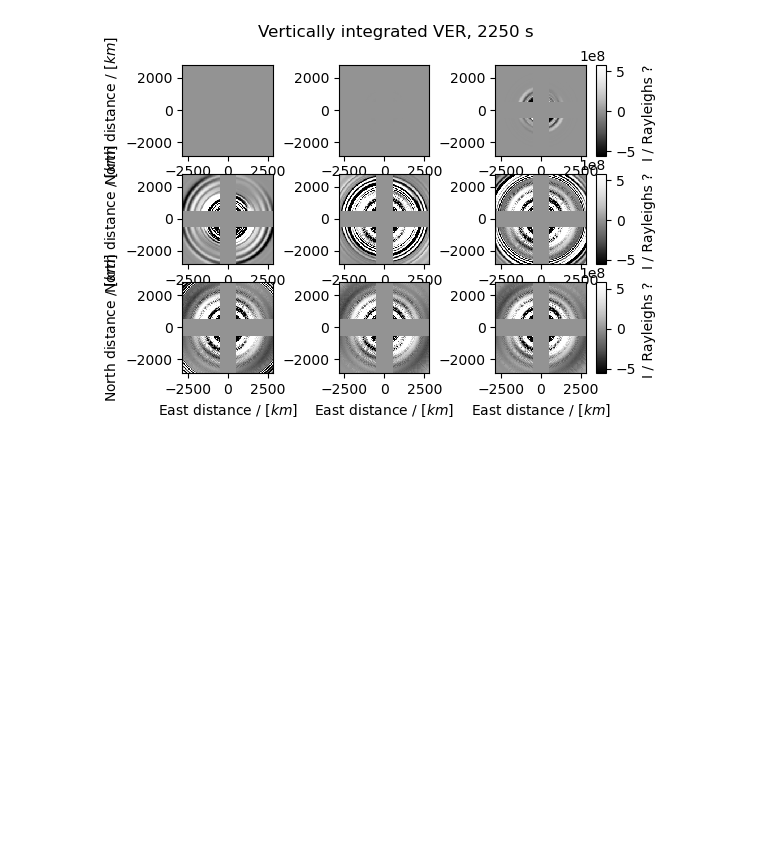
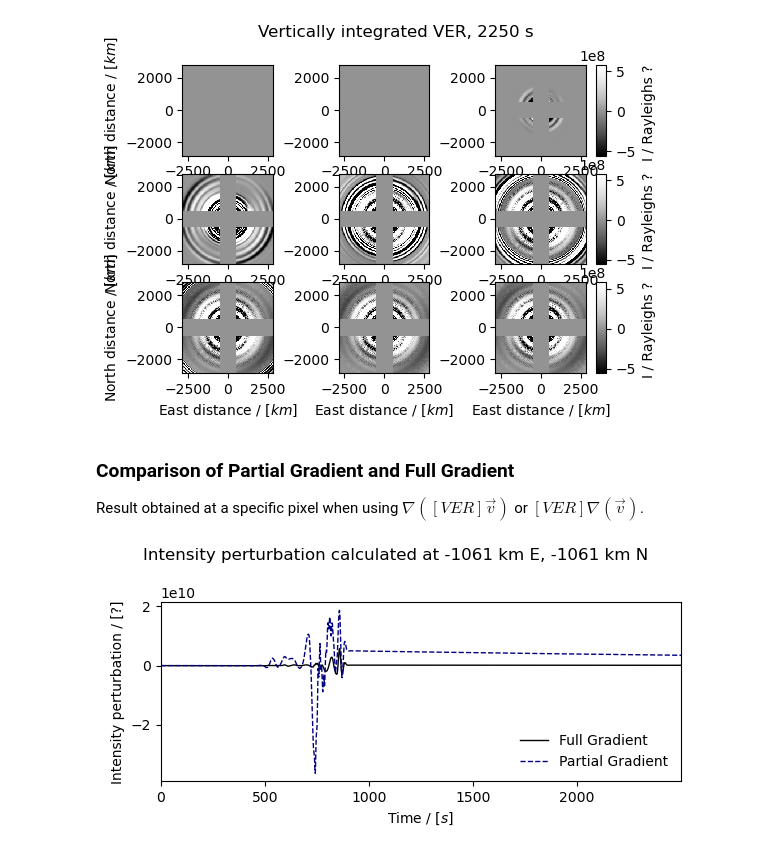
Before and after one commit to QuentinBrissaud/airglow_model, a Jupyter notebook: Test_method.ipynb, the cells around one changed output. Saved outputs shown, nothing was run; the diff lists cells and outputs as text; code cells hidden in the pictures; blank space fills up the shorter version.

Commit message:
Clarification, test of gradient method

```diff
--- a/Test_method.ipynb
+++ b/Test_method.ipynb
@@ -100,2 +128,26 @@ AIRGLOW. plot_nightglow_images()
 # %% [output]
 [figure]
+# %% [markdown]
+### Comparison of Partial Gradient and Full Gradient
+Result obtained at a specific pixel when using $\nabla([VER]\vec{v})$ or $[VER]\nabla(\vec{v})$.
+# %%
+e_save, n_save = 50, 50
+#e_save, n_save = 120, 50
+
+full_grad = np.load("./results/I_1_27_{:d}_{:d}_fullgrad.npy".format(e_save, n_save))
+part_grad = np.load("./results/I_1_27_{:d}_{:d}_partialgrad.npy".format(e_save, n_save))
+
+fig, ax = plt.subplots(figsize=(6,3))
+ax.plot(AIRGLOW.t_new, full_grad, c="k", lw=1, label="Full Gradient")
+ax.plot(AIRGLOW.t_new, part_grad, c="navy", ls="--", lw=1, label="Partial Gradient")
+ax.set_xlabel(r"Time / [$s$]")
+ax.set_ylabel(r"Intensity perturbation / [?]")
+ax.set_xlim(AIRGLOW.t_new.min(), AIRGLOW.t_new.max())
+ax.legend(loc=4, frameon=False)
+fig.suptitle("Intensity perturbation calculated at {:.0f} km E, {:.0f} km N".format(
+                AIRGLOW.EE[e_save, n_save]/1e3,AIRGLOW.NN[e_save, n_save]/1e3)
+            )
+fig.savefig("./Figures/compare_full_partial_grad_{:d}_{:d}".format(e_save, n_save))
+fig.tight_layout()
+# %% [output]
+[figure, added]
```
Also changed, not shown: parts of 11 cells of this notebook, 4 other files.
